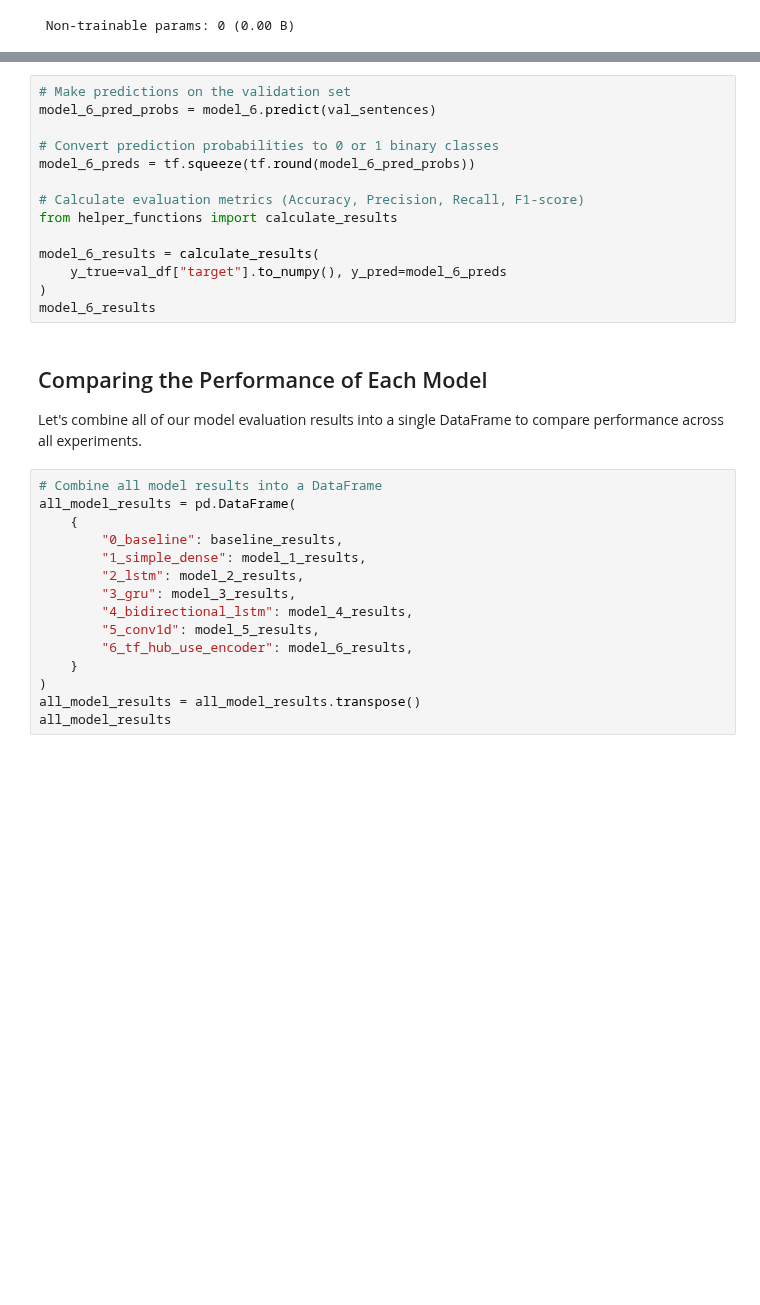
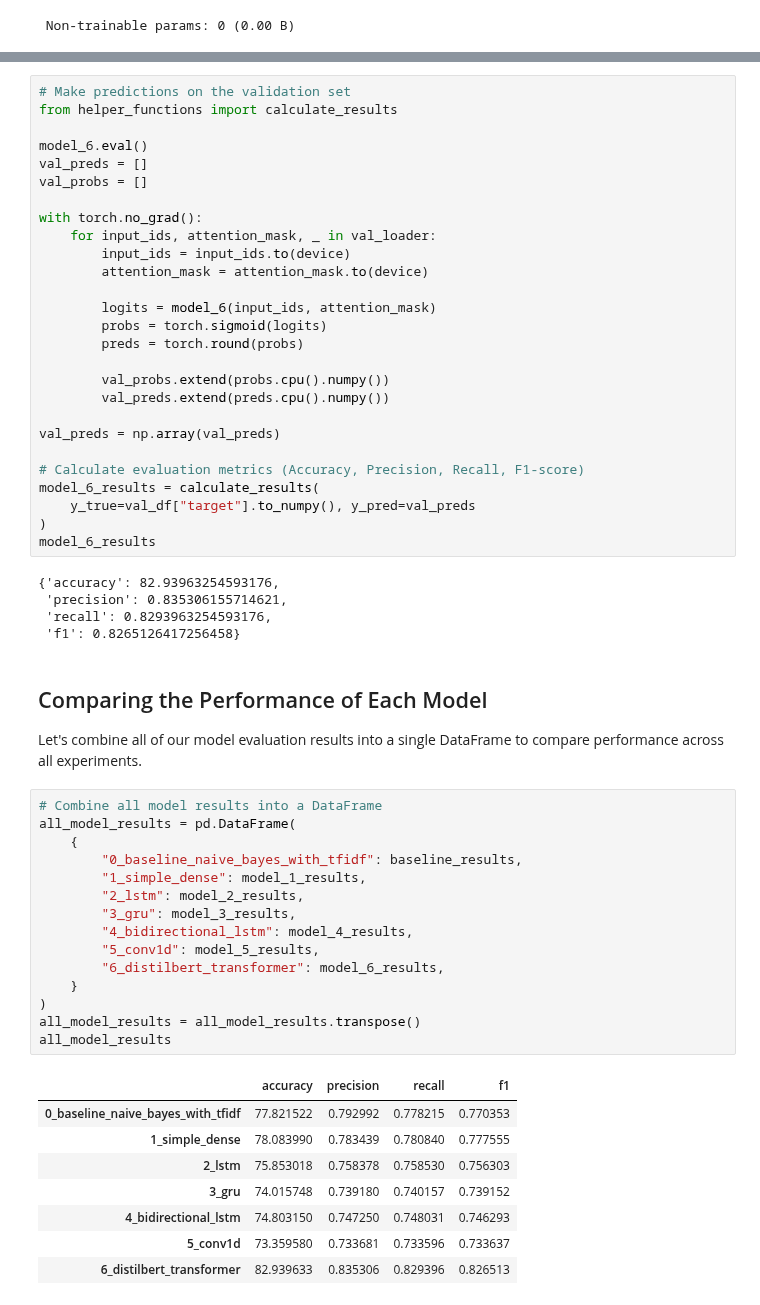
Before and after one commit to umerkang66/ai-ml-dl, a Jupyter notebook: tensorflow-bootcamp/05-nlp-tf/01_disaster_tweets.ipynb, the cells around one changed output, grey strips where cells are left out. Saved outputs shown, nothing was run; the diff lists cells and outputs as text; blank space fills up the shorter version.

```diff
--- a/tensorflow-bootcamp/05-nlp-tf/01_disaster_tweets.ipynb
+++ b/tensorflow-bootcamp/05-nlp-tf/01_disaster_tweets.ipynb
@@ -827,17 +905,35 @@ NameError: name 'tf' is not defined
 # %%
 # Make predictions on the validation set
-model_6_pred_probs = model_6.predict(val_sentences)
+from helper_functions import calculate_results
 
-# Convert prediction probabilities to 0 or 1 binary classes
-model_6_preds = tf.squeeze(tf.round(model_6_pred_probs))
+model_6.eval()
+val_preds = []
+val_probs = []
+
+with torch.no_grad():
+    for input_ids, attention_mask, _ in val_loader:
+        input_ids = input_ids.to(device)
+        attention_mask = attention_mask.to(device)
+
+        logits = model_6(input_ids, attention_mask)
+        probs = torch.sigmoid(logits)
+        preds = torch.round(probs)
+
+        val_probs.extend(probs.cpu().numpy())
+        val_preds.extend(preds.cpu().numpy())
+
+val_preds = np.array(val_preds)
 
 # Calculate evaluation metrics (Accuracy, Precision, Recall, F1-score)
-from helper_functions import calculate_results
-
 model_6_results = calculate_results(
-    y_true=val_df["target"].to_numpy(), y_pred=model_6_preds
+    y_true=val_df["target"].to_numpy(), y_pred=val_preds
 )
 model_6_results
+# %% [output]
+{'accuracy': 82.93963254593176,
+ 'precision': 0.835306155714621,
+ 'recall': 0.8293963254593176,
+ 'f1': 0.8265126417256458}
 # %% [markdown]
 ## Comparing the Performance of Each Model
 
@@ -845,18 +941,27 @@ Let's combine all of our model evaluation results into a single DataFrame to com
 # %%
 # Combine all model results into a DataFrame
 all_model_results = pd.DataFrame(
     {
-        "0_baseline": baseline_results,
+        "0_baseline_naive_bayes_with_tfidf": baseline_results,
         "1_simple_dense": model_1_results,
         "2_lstm": model_2_results,
         "3_gru": model_3_results,
         "4_bidirectional_lstm": model_4_results,
         "5_conv1d": model_5_results,
-        "6_tf_hub_use_encoder": model_6_results,
+        "6_distilbert_transformer": model_6_results,
     }
 )
 all_model_results = all_model_results.transpose()
 all_model_results
+# %% [output]
+|  | accuracy | precision | recall | f1 |
+| 0_baseline_naive_bayes_with_tfidf | 77.821522 | 0.792992 | 0.778215 | 0.770353 |
+| 1_simple_dense | 78.083990 | 0.783439 | 0.780840 | 0.777555 |
+| 2_lstm | 75.853018 | 0.758378 | 0.758530 | 0.756303 |
+| 3_gru | 74.015748 | 0.739180 | 0.740157 | 0.739152 |
+| 4_bidirectional_lstm | 74.803150 | 0.747250 | 0.748031 | 0.746293 |
+| 5_conv1d | 73.359580 | 0.733681 | 0.733596 | 0.733637 |
+| 6_distilbert_transformer | 82.939633 | 0.835306 | 0.829396 | 0.826513 |
 # %%
 # Reduce the accuracy to same scale as other metrics (0-1)
 all_model_results["accuracy"] = all_model_results["accuracy"] / 100
```
Also changed, not shown: parts of 32 cells of this notebook.
